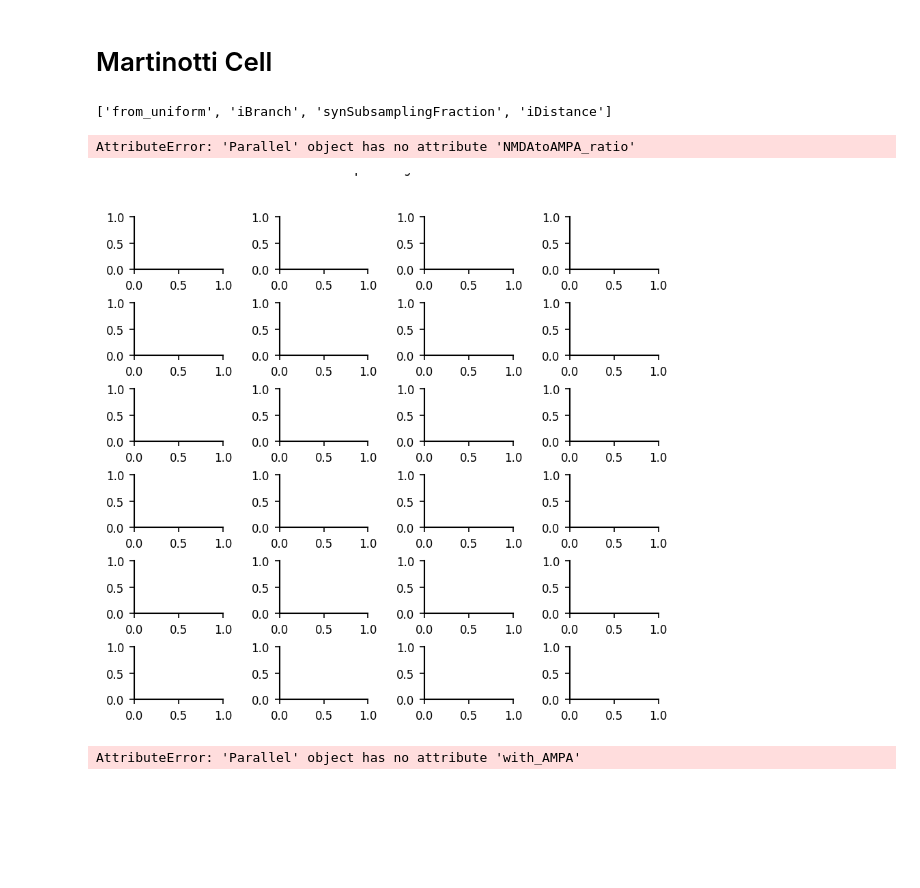
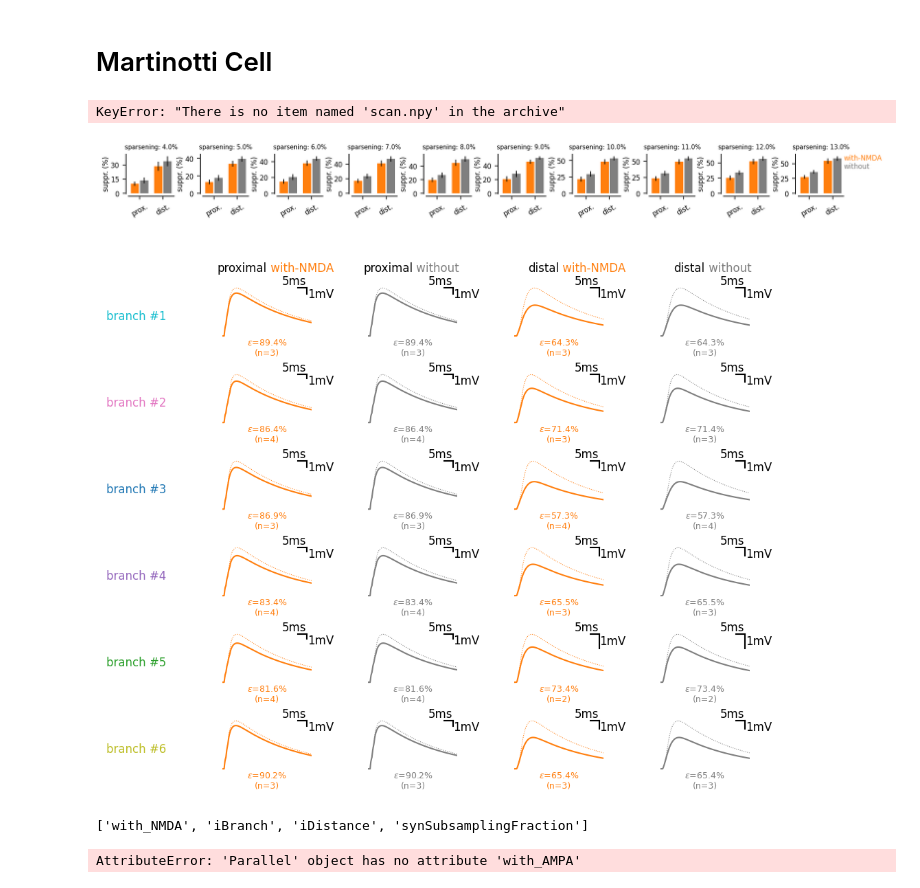
Before and after one commit to yzerlaut/pv-sst-dendrites, a Jupyter notebook: biophysical_modelling/detailed_model/Clustered-Input.ipynb, the cells around one changed output. Cells and saved outputs as stored; diff of their text form; code cells hidden in the pictures; blank space fills up the shorter version.

```diff
--- a/biophysical_modelling/detailed_model/Clustered-Input.ipynb
+++ b/biophysical_modelling/detailed_model/Clustered-Input.ipynb
@@ -137,7 +139,7 @@ python clustered_input_stim.py -c Basket --test_uniform --sparsening 3 4 5 6 7 8
 ## Loading Simulated Data
 # %%
 sim = Parallel(\
-        filename='../../data/detailed_model/Basket_clusterStim_sim.zip')
+        filename='../../data/detailed_model/clusterStim_sim_Basket.zip')
 sim.load()
 # %%
 loc, based_on = 'soma', 'peak'
@@ -266,13 +268,11 @@ fig2.savefig('../../figures/detailed_model/cluster-suppression-ratio-BC.svg')
 from parallel import Parallel
 
 sim = Parallel(\
-        filename='../../data/detailed_model/Martinotti_clusterStim_sim.zip')
+        filename='../../data/detailed_model/clusterStim_sim_Martinotti.zip')
 
 sim.load()
+# %% [output]
+KeyError: "There is no item named 'scan.npy' in the archive"
-# %%
-sim.keys
-# %% [output]
-['from_uniform', 'iBranch', 'synSubsamplingFraction', 'iDistance']
 # %%
 # plot across different sparsening levels
 
@@ -280,16 +280,16 @@ based_on = 'peak_efficacy_soma' # summary quantity to plot
 
 sim.fetch_quantity_on_grid(based_on, dtype=float)
 
-COLORS, LABELS = ['tab:red', 'tab:grey'], ['real', 'uniform']
+COLORS, LABELS = ['tab:orange', 'tab:grey'], ['with-NMDA', 'without']
 
 fig, AX = pt.figure(axes=(len(np.unique(sim.synSubsamplingFraction)),1),
                     figsize=(.9, 1), reshape_axes=False)
 
 for i, frac in enumerate(np.unique(sim.synSubsamplingFraction)):
     AX[0][i].set_title('sparsening: %.1f%%' % (100*frac), fontsize=7)
-    for f, fU in enumerate([False, True]):
+    for f, wN in enumerate([True, False]):
         for iDistance in np.unique(sim.iDistance):
-            params = dict(iDistance=iDistance, from_uniform=fU, synSubsamplingFraction=frac)
+            params = dict(iDistance=iDistance, with_NMDA=wN, synSubsamplingFraction=frac)
             AX[0][i].bar([iDistance+0.4*f], [100-np.mean(sim.get(based_on, params))],
                    yerr=[np.nanstd(sim.get(based_on, params))], color=COLORS[f], width=0.35)
         if i==0:
@@ -297,9 +297,11 @@ for i, frac in enumerate(np.unique(sim.synSubsamplingFraction)):
     pt.set_plot(AX[0][i], ylabel='suppr. (%)',# ylabel='efficacy (%)',
                 xticks=0.2+np.arange(2), xticks_labels=['prox.', 'dist.'],
                 xticks_rotation=30)
+# %% [output]
+[figure, added]
 # %%
-loc, based_on = 'dend', 'peak'
-sparsening = 3.0
+loc, based_on = 'soma', 'peak'
+sparsening = 4.0
 
 sim.fetch_quantity_on_grid('linear_%s' % loc, dtype=list)
 sim.fetch_quantity_on_grid('real_%s' % loc, dtype=list)
@@ -312,41 +314,47 @@ fig, AX = pt.figure(axes=(2*len(np.unique(sim.iDistance)),
 plt.subplots_adjust(top=.8)
 pt.annotate(fig, 'sparsening: X%%\n\n', (0.5, .79), ha='center', xycoords='figure fraction')
 
 CONDS = ['proximal', 'distal']
 COLORS, LABELS = ['tab:orange', 'tab:grey'], [' with-NMDA', ' without']
 
 for iDistance in np.unique(sim.iDistance):
     for iBranch in np.unique(sim.iBranch):
-        params = {'iDistance':iDistance, 'iBranch':iBranch, 'synSubsamplingFraction':sparsening/100.}
-        for f, NAr, color in zip([0,1], [np.unique(sim.NMDAtoAMPA_ratio)[1], 0], COLORS):
-            real = sim.get('real_%s' % loc, dict(NMDAtoAMPA_ratio=NAr, **params))[0]
-            linear = sim.get('linear_%s' % loc, dict(NMDAtoAMPA_ratio=NAr, **params))[0]
+        for f, label, color in zip([0,1], LABELS, COLORS):
+            params = {'iDistance':iDistance,
+                      'iBranch':iBranch,
+                      'synSubsamplingFraction':sparsening/100.,
+                      'with_NMDA':(label=='with-NMDA')}
+            real = sim.get('real_%s' % loc, params)[0]
+            linear = sim.get('linear_%s' % loc, params)[0]
             t = np.arange(len(real))*dt
             AX[iBranch][2*iDistance+f].plot(t, real, '-', color=COLORS[f])
             AX[iBranch][2*iDistance+f].plot(t, linear, ':', color=COLORS[f], lw=0.5)
-            n = len(sim.get('synapses', dict(NMDAtoAMPA_ratio=NAr, **params))[0])
+            n = len(sim.get('synapses', params)[0])
             pt.annotate(AX[iBranch][2*iDistance+f],
                         '$\epsilon$=%.1f%%\n(n=%i)' % (sim.get('%s_efficacy_%s' % (based_on, loc),
-                                                      dict(NMDAtoAMPA_ratio=NAr, **params))[0], n),
+                                                      params)[0], n),
                         (0.5,0), va='top', ha='center', color=COLORS[f], fontsize=6)
 
             pt.set_plot(AX[iBranch][2*iDistance+f], [], xlim=[0,50])
             pt.draw_bar_scales(AX[iBranch][2*iDistance+f], loc='top-right',
                                Xbar=5, Xbar_label='5ms',
                                Ybar=1 if loc=='soma' else 10,
                                Ybar_label='1mV' if loc=='soma' else '10mV')
             if iBranch==0:
                 pt.annotate(AX[0][2*iDistance+f], CONDS[iDistance], (0.5,1.2), ha='right')
                 pt.annotate(AX[0][2*iDistance+f], LABELS[f], (0.5,1.2), color=COLORS[f])
 
         if iDistance==0:
             pt.annotate(AX[iBranch][iDistance], 'branch #%i' % (iBranch+1),
                         (-1.3,0.3), color=BRANCH_COLORS[iBranch])
 
 #fig.savefig('../../figures/detailed_model/cluster-single-traces-MC.svg')
 # %% [output]
-AttributeError: 'Parallel' object has no attribute 'NMDAtoAMPA_ratio'
-[figure, old version]
+[figure, new version]
+# %%
+sim.keys
+# %% [output]
+['with_NMDA', 'iBranch', 'iDistance', 'synSubsamplingFraction']
 # %%
 loc, based_on = 'soma', 'peak'
 sparsening = 4.0
```
Also changed, not shown: parts of 27 cells of this notebook, 1 other file.
